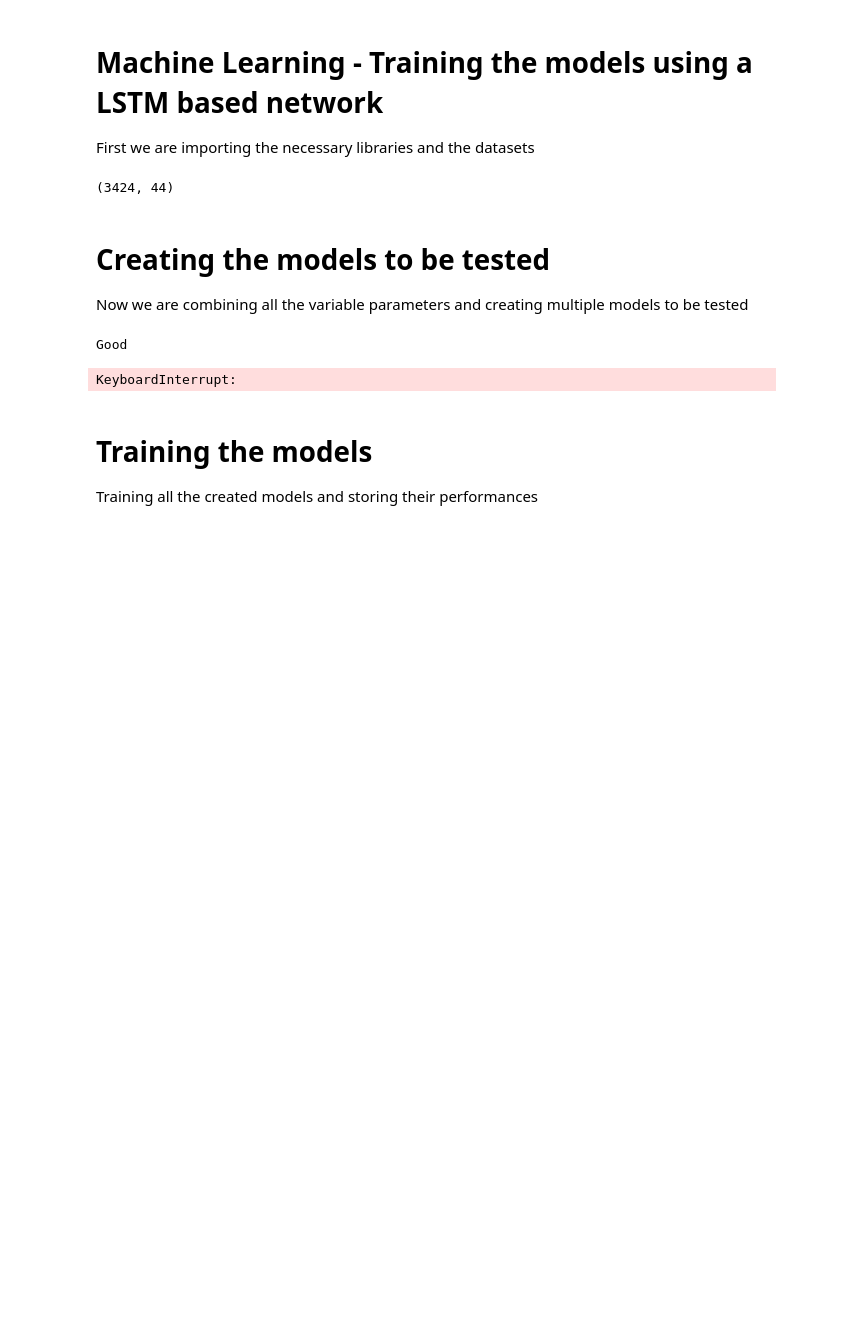
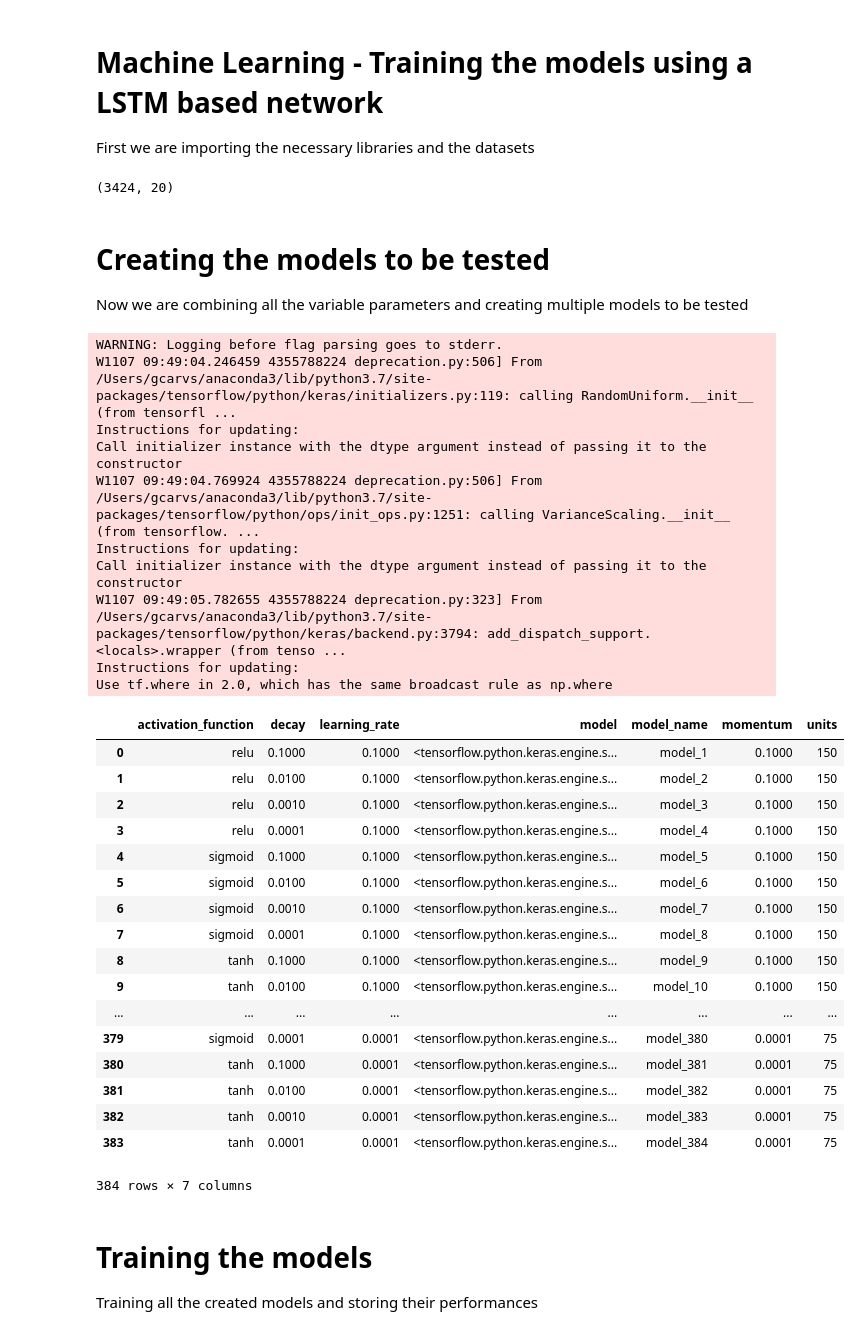
Before and after one commit to gcarvs/News-Impact-On-Dollar, a Jupyter notebook: notebooks/Machine Learning - Training the Neural Network.ipynb, the cells around one changed output. Cells and saved outputs as stored; diff of their text form; code cells hidden in the pictures; blank space fills up the shorter version.

```diff
--- a/notebooks/Machine Learning - Training the Neural Network.ipynb
+++ b/notebooks/Machine Learning - Training the Neural Network.ipynb
@@ -20,9 +21,9 @@ embedding_matrix = genfromtxt('../datasets/final-data/embedding_matrix.csv', del
 
 train_x, test_x, train_y, test_y = model_selection.train_test_split(features,labels,test_size = 0.3, random_state = 0)
 # %%
-input_x.shape
+train_x.shape
 # %% [output]
-(3424, 44)
+(3424, 20)
 # %% [markdown]
 # Creating the models to be tested
 
@@ -61,40 +62,66 @@ for units in units_options:
                     )
                     model.add(keras.layers.Dropout(0.5))
                     model.add(keras.layers.LSTM(units = units, activation=activation_function))
-                    model.add(keras.layers.Dense(1,activation='softmax'))
+                    model.add(keras.layers.Dense(2,activation='softmax'))
 
                     # Setting the optimizers parameters
                     optimizer = tf.keras.optimizers.SGD(
                         learning_rate=learning_rate,
                         decay=decay,
                         momentum=momentum,
                         nesterov=True
                     )
 
                     # Compiling the model
                     model.compile(
                         optimizer = optimizer,
                         loss='sparse_categorical_crossentropy',
                         metrics=['acc', 'mae', 'mse'])
 
                     # Including the new model in the models array
                     models.append(
                         {
                             "model_name": 'model_' + str(len(models) + 1),
                             "units": units,
                             "learning_rate": learning_rate,
                             "momentum": momentum,
                             "decay": decay,
                             "activation_function": activation_function,
                             "model": model
                         }
                     )
 
 
 pd.DataFrame(models)
 # %% [output]
-Good
+WARNING: Logging before flag parsing goes to stderr.
+W1107 09:49:04.246459 4355788224 deprecation.py:506] From /Users/gcarvs/anaconda3/lib/python3.7/site-packages/tensorflow/python/keras/initializers.py:119: calling RandomUniform.__init__ (from tensorfl ...
+Instructions for updating:
+Call initializer instance with the dtype argument instead of passing it to the constructor
+W1107 09:49:04.769924 4355788224 deprecation.py:506] From /Users/gcarvs/anaconda3/lib/python3.7/site-packages/tensorflow/python/ops/init_ops.py:1251: calling VarianceScaling.__init__ (from tensorflow. ...
+Instructions for updating:
+Call initializer instance with the dtype argument instead of passing it to the constructor
+W1107 09:49:05.782655 4355788224 deprecation.py:323] From /Users/gcarvs/anaconda3/lib/python3.7/site-packages/tensorflow/python/keras/backend.py:3794: add_dispatch_support.<locals>.wrapper (from tenso ...
+Instructions for updating:
+Use tf.where in 2.0, which has the same broadcast rule as np.where
+|  | activation_function | decay | learning_rate | model | model_name | momentum | units |
+| 0 | relu | 0.1000 | 0.1000 | <tensorflow.python.keras.engine.s... | model_1 | 0.1000 | 150 |
+| 1 | relu | 0.0100 | 0.1000 | <tensorflow.python.keras.engine.s... | model_2 | 0.1000 | 150 |
+| 2 | relu | 0.0010 | 0.1000 | <tensorflow.python.keras.engine.s... | model_3 | 0.1000 | 150 |
+| 3 | relu | 0.0001 | 0.1000 | <tensorflow.python.keras.engine.s... | model_4 | 0.1000 | 150 |
+| 4 | sigmoid | 0.1000 | 0.1000 | <tensorflow.python.keras.engine.s... | model_5 | 0.1000 | 150 |
+| 5 | sigmoid | 0.0100 | 0.1000 | <tensorflow.python.keras.engine.s... | model_6 | 0.1000 | 150 |
+| 6 | sigmoid | 0.0010 | 0.1000 | <tensorflow.python.keras.engine.s... | model_7 | 0.1000 | 150 |
+| 7 | sigmoid | 0.0001 | 0.1000 | <tensorflow.python.keras.engine.s... | model_8 | 0.1000 | 150 |
+| 8 | tanh | 0.1000 | 0.1000 | <tensorflow.python.keras.engine.s... | model_9 | 0.1000 | 150 |
+| 9 | tanh | 0.0100 | 0.1000 | <tensorflow.python.keras.engine.s... | model_10 | 0.1000 | 150 |
+| ... | ... | ... | ... | ... | ... | ... | ... |
+| 379 | sigmoid | 0.0001 | 0.0001 | <tensorflow.python.keras.engine.s... | model_380 | 0.0001 | 75 |
+| 380 | tanh | 0.1000 | 0.0001 | <tensorflow.python.keras.engine.s... | model_381 | 0.0001 | 75 |
+| 381 | tanh | 0.0100 | 0.0001 | <tensorflow.python.keras.engine.s... | model_382 | 0.0001 | 75 |
+| 382 | tanh | 0.0010 | 0.0001 | <tensorflow.python.keras.engine.s... | model_383 | 0.0001 | 75 |
+| 383 | tanh | 0.0001 | 0.0001 | <tensorflow.python.keras.engine.s... | model_384 | 0.0001 | 75 |
-KeyboardInterrupt:
+384 rows × 7 columns
 # %% [markdown]
 # Training the models
 
```
Also changed, not shown: parts of 5 cells of this notebook, 4 other files.
